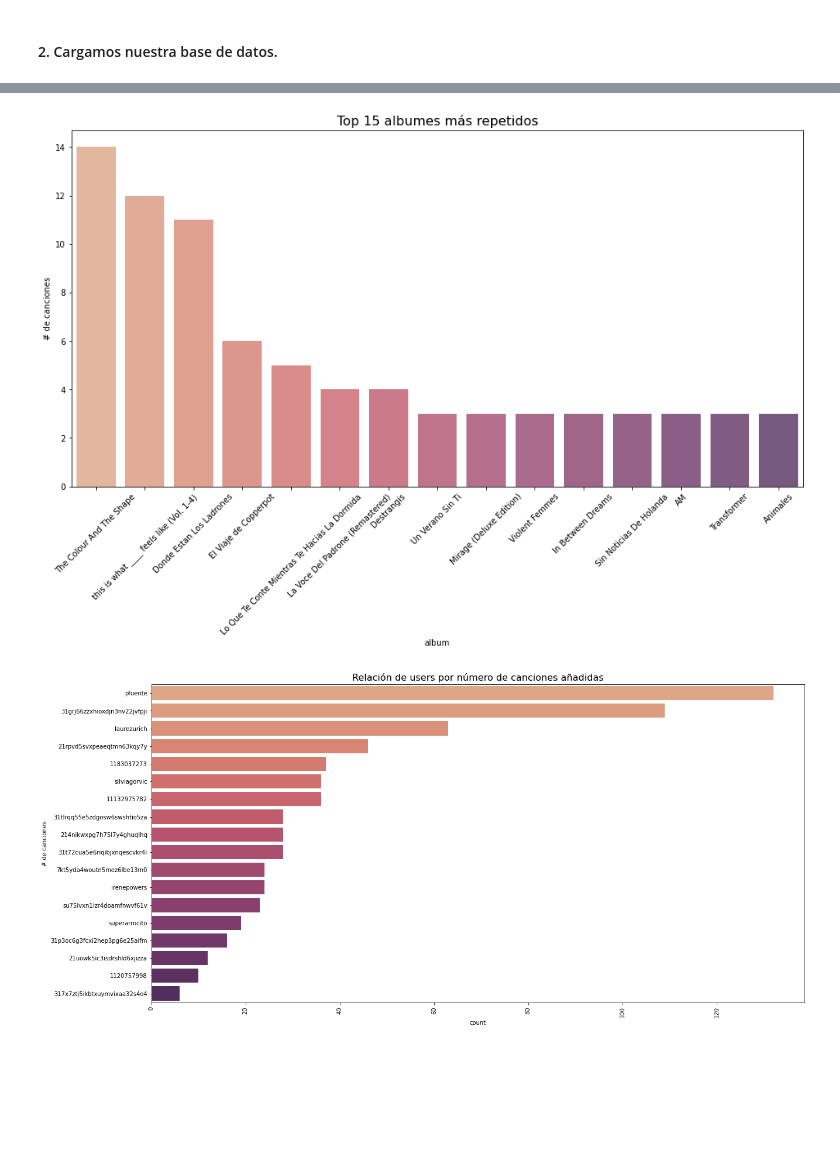
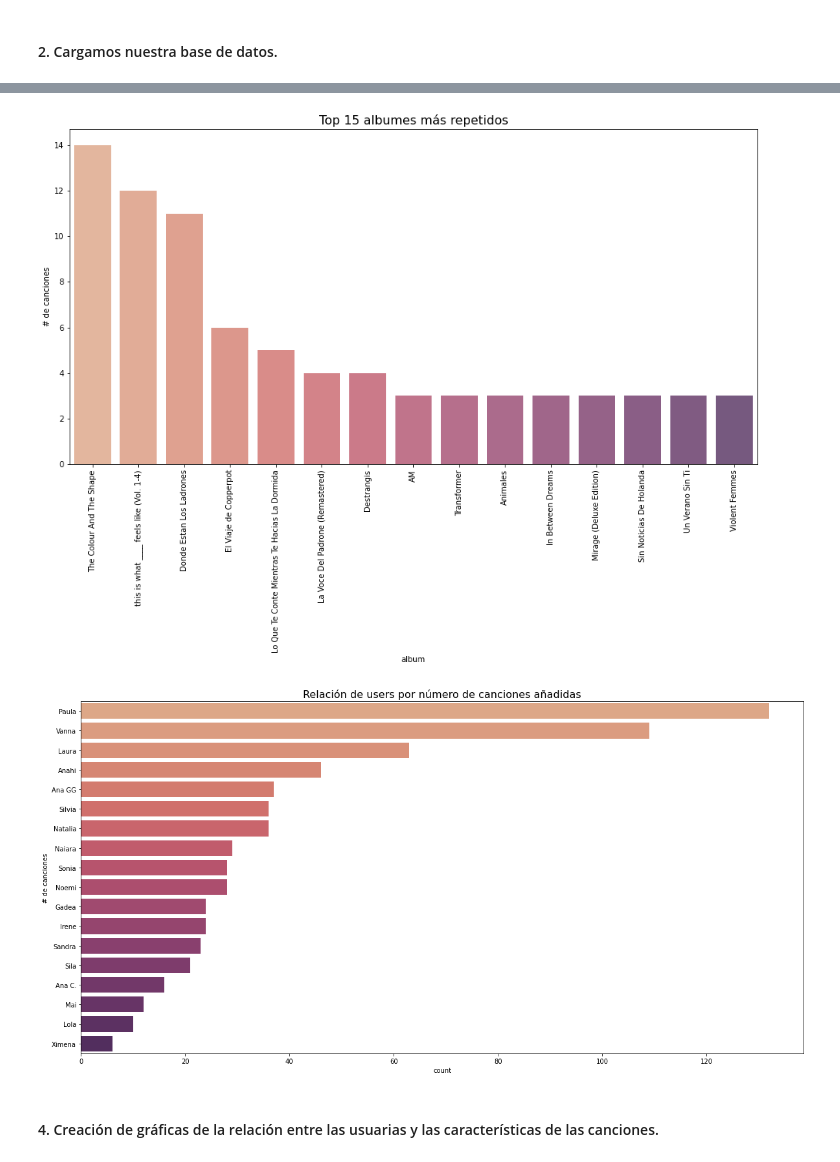
Before and after one commit to lau-ont/ETL-Spotify-Playlist-Favs, a Jupyter notebook: notebooks/Visualization.ipynb, the cells around one changed output, grey strips where cells are left out. Cells and saved outputs as stored; diff of their text form; code cells hidden in the pictures; blank space fills up the shorter version.

```diff
--- a/notebooks/Visualization.ipynb
+++ b/notebooks/Visualization.ipynb
@@ -14,7 +14,7 @@ import plotly.graph_objs as go
 # %% [markdown]
 #### 2. Cargamos nuestra base de datos.
 # %%
-df = pd.read_csv("../files/canciones_limpio.csv",index_col=0)
+df = pd.read_csv("../files/spotify_limpio.csv",index_col=0)
 df.head()
 # %% [output]
 |  | song | artist | album | duration | date_add | date_album | explicit | popularity | user | image | ... |
@@ -52,19 +53,19 @@ plt.show()
 # %%
 top10 = df.value_counts('album')
 top10 = top10[:15,]
 plt.figure(figsize=(16, 8))
 sns.barplot(x = top10.index, y = top10.values, alpha=0.8, palette='flare')
-plt.xticks(rotation=45)
+plt.xticks(rotation=90)
 plt.title('Top 15 albumes más repetidos', fontsize=16)
 plt.ylabel('# de canciones')
 
 plt.savefig("../graphics/top-albums.png")
 plt.show();
 # %% [output]
-[figure, old version]
+[figure, new version]
 # %%
 fig = plt.figure(figsize=(20,10))
-plt.xticks(rotation=90)
+
 sns.countplot(data = df , y =df['user'] ,palette='flare',order=df['user'].value_counts().index[0:50])
 plt.title("Relación de users por número de canciones añadidas", fontsize=16)
 plt.ylabel('# de canciones')
@@ -72,4 +73,6 @@ plt.ylabel('# de canciones')
 plt.savefig("../graphics/song-user.png")
 plt.show()
 # %% [output]
-[figure, old version]
+[figure, new version]
+# %% [markdown]
+#### 4. Creación de gráficas de la relación entre las usuarias y las características de las canciones.
```
Also changed, not shown: parts of 7 cells of this notebook, 7 other files.
